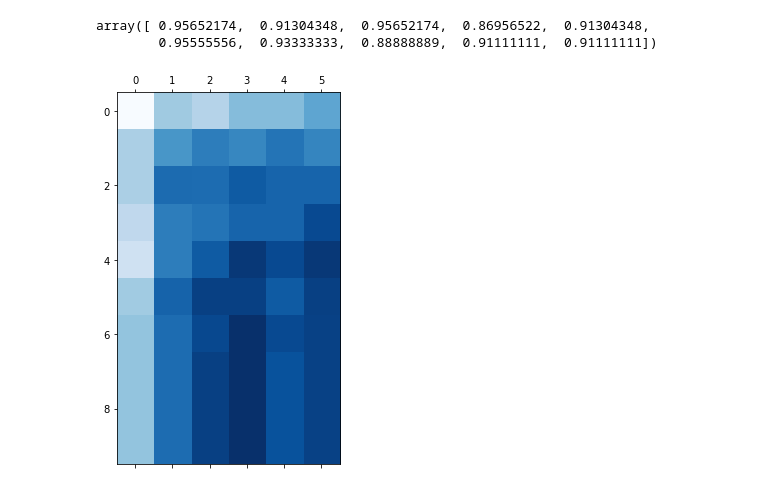
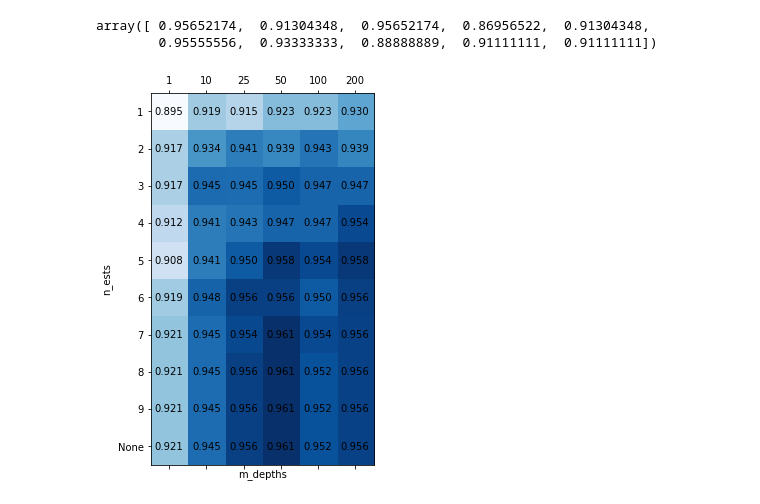
Before and after one commit to grzegorzme/Python-ML-Tutorial, a Jupyter notebook: py-ml-ch06.ipynb, the cells around one changed output. Drawn from its saved outputs; the diff is of its cells as text; code cells hidden in the pictures.

```diff
--- a/py-ml-ch06.ipynb
+++ b/py-ml-ch06.ipynb
@@ -293,14 +293,27 @@ cross_val_score(estimator=RandomForestClassifier(random_state=1, n_estimators=1,
 array([ 0.95652174,  0.91304348,  0.95652174,  0.86956522,  0.91304348,
         0.95555556,  0.93333333,  0.88888889,  0.91111111,  0.91111111])
 # %%
+n_ests = [1, 10, 25, 50, 100, 200]
+m_depths = [1,2,3,4,5,6,7,8,9,None]
+
 acc_mat = [[np.mean(cross_val_score(estimator=RandomForestClassifier(random_state=1, n_estimators=n_est, max_depth=m_depth),
                           X=X_train,
                           y=y_train,
                           scoring='accuracy',
                           cv=10,
-                          n_jobs=-1)) for n_est in [1, 10, 25, 50, 100, 200]] for m_depth in [1,2,3,4,5,6,7,8,9,None]]
+                          n_jobs=-1)) for n_est in n_ests] for m_depth in m_depths]
-# %%
-plt.matshow(acc_mat, cmap=plt.cm.Blues, alpha=1)
-plt.show()
-# %% [output]
-[figure, removed]
+# %%
+plt.matshow(acc_mat, cmap=plt.cm.Blues, alpha=1)
+for i in range(acc_mat.shape[0]):
+    for j in range(acc_mat.shape[1]):
+        plt.text(x=j,
+                 y=i,
+                 s='%.3f' % acc_mat[i, j],
+                 va='center', ha='center')
+plt.ylabel('n_ests')
+plt.xlabel('m_depths')
+plt.xticks(range(len(n_ests)), n_ests)
+plt.yticks(range(len(m_depths)), m_depths)
+plt.show()
+# %% [output]
+[figure, added]
```
Also changed, not shown: parts of 3 cells of this notebook.
